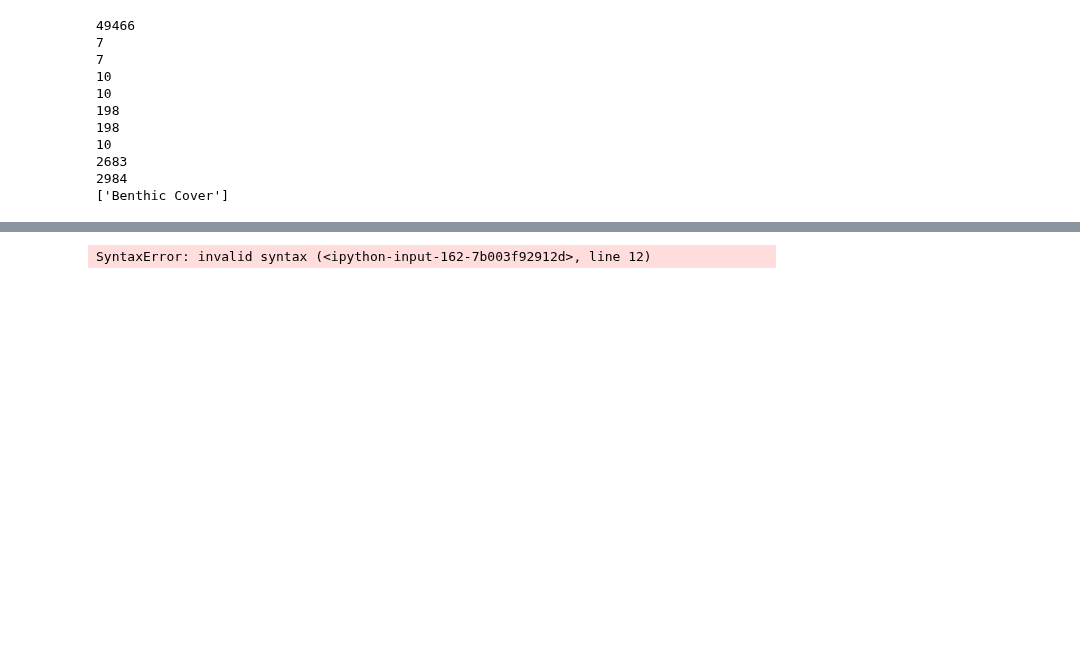
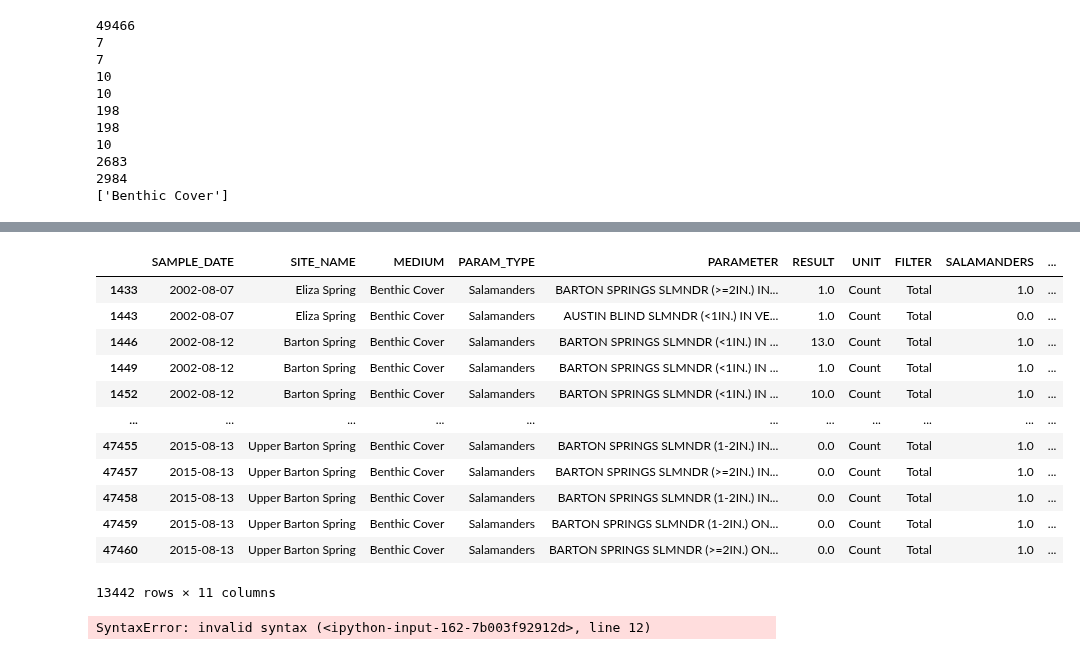
Before and after one commit to benjamin010095/BartonSpringsSalamanders, a Jupyter notebook: Barton Springs Salamanders.ipynb, the cells around one changed output, grey strips where cells are left out. Saved outputs shown, nothing was run; the diff lists cells and outputs as text; code cells hidden in the pictures; blank space fills up the shorter version.

```diff
--- a/Barton Springs Salamanders.ipynb
+++ b/Barton Springs Salamanders.ipynb
@@ -235,7 +235,7 @@ def param_parser(row):
     elif size_idx_1 != -1 and size_idx_2 != -1:
             new_cols["SIZE"] = 1.5
     else:
-        new_cols["SIZE"] = 2
+        new_cols["SIZE"] = 1
 
     if size_idx_1 == -1 and size_idx_2 == -1:
         #print("hit here")
@@ -247,7 +247,7 @@ def param_parser(row):
         surface_idx = row.find(surface)
         if surface_idx != -1:
             #print("found surface")
-            surface_str = row[surface_idx:-1]
+            surface_str = row[surface_idx:]
             new_cols["SURFACE"] = surface_str
             break
 
@@ -274,7 +274,9 @@ for idx , row in sal_data.iterrows():
     #print(row)
     #print(type(row["PARAMETER"]))
     new_vals = param_parser(row["PARAMETER"])
-    parsed_list.append(new_vals)
+    sal_data.loc[idx, "SALAMANDERS"] = new_vals[0]
+    sal_data.loc[idx, "SIZE"] = new_vals[1]
+    sal_data.loc[idx, "SURFACE"] = new_vals[2]
 
 #print(parsed_list)
 
@@ -286,3 +304,19 @@ sal_df = pd.DataFrame(parsed_list, columns= ['SALAMANDERS', 'SIZE', 'SURFACE'])
+# %%
+display(sal_data[sal_data["SURFACE"] != 0].dropna())
+# %% [output]
+|  | SAMPLE_DATE | SITE_NAME | MEDIUM | PARAM_TYPE | PARAMETER | RESULT | UNIT | FILTER | SALAMANDERS | ... |
+| 1433 | 2002-08-07 | Eliza Spring | Benthic Cover | Salamanders | BARTON SPRINGS SLMNDR (>=2IN.) IN... | 1.0 | Count | Total | 1.0 | ... |
+| 1443 | 2002-08-07 | Eliza Spring | Benthic Cover | Salamanders | AUSTIN BLIND SLMNDR (<1IN.) IN VE... | 1.0 | Count | Total | 0.0 | ... |
+| 1446 | 2002-08-12 | Barton Spring | Benthic Cover | Salamanders | BARTON SPRINGS SLMNDR (<1IN.) IN ... | 13.0 | Count | Total | 1.0 | ... |
+| 1449 | 2002-08-12 | Barton Spring | Benthic Cover | Salamanders | BARTON SPRINGS SLMNDR (<1IN.) IN ... | 1.0 | Count | Total | 1.0 | ... |
+| 1452 | 2002-08-12 | Barton Spring | Benthic Cover | Salamanders | BARTON SPRINGS SLMNDR (<1IN.) IN ... | 10.0 | Count | Total | 1.0 | ... |
+| ... | ... | ... | ... | ... | ... | ... | ... | ... | ... | ... |
+| 47455 | 2015-08-13 | Upper Barton Spring | Benthic Cover | Salamanders | BARTON SPRINGS SLMNDR (1-2IN.) IN... | 0.0 | Count | Total | 1.0 | ... |
+| 47457 | 2015-08-13 | Upper Barton Spring | Benthic Cover | Salamanders | BARTON SPRINGS SLMNDR (>=2IN.) IN... | 0.0 | Count | Total | 1.0 | ... |
+| 47458 | 2015-08-13 | Upper Barton Spring | Benthic Cover | Salamanders | BARTON SPRINGS SLMNDR (1-2IN.) IN... | 0.0 | Count | Total | 1.0 | ... |
+| 47459 | 2015-08-13 | Upper Barton Spring | Benthic Cover | Salamanders | BARTON SPRINGS SLMNDR (1-2IN.) ON... | 0.0 | Count | Total | 1.0 | ... |
+| 47460 | 2015-08-13 | Upper Barton Spring | Benthic Cover | Salamanders | BARTON SPRINGS SLMNDR (>=2IN.) ON... | 0.0 | Count | Total | 1.0 | ... |
+13442 rows × 11 columns
 # %%
 samples = []
 parameters = []
```
Also changed, not shown: parts of 2 cells of this notebook.
